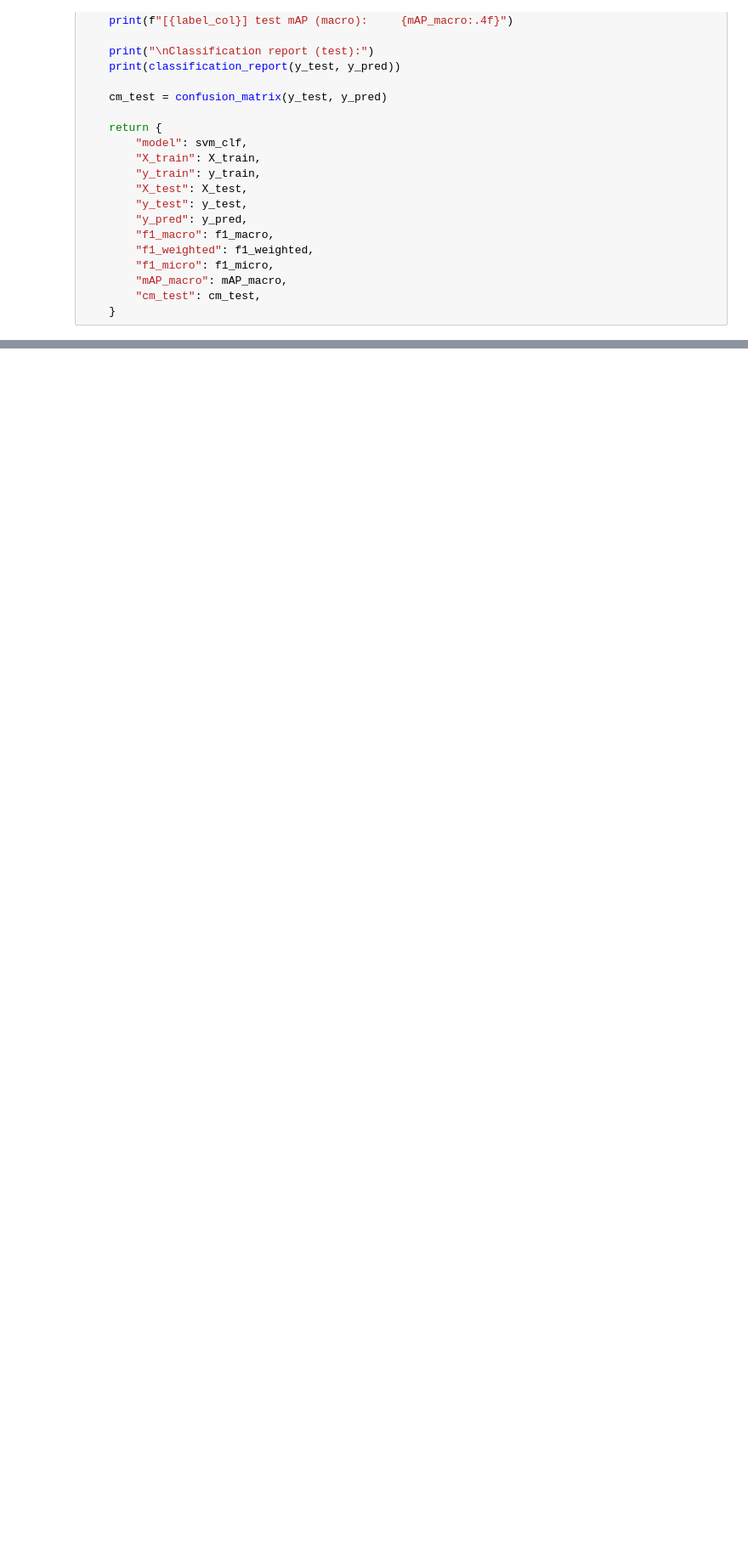
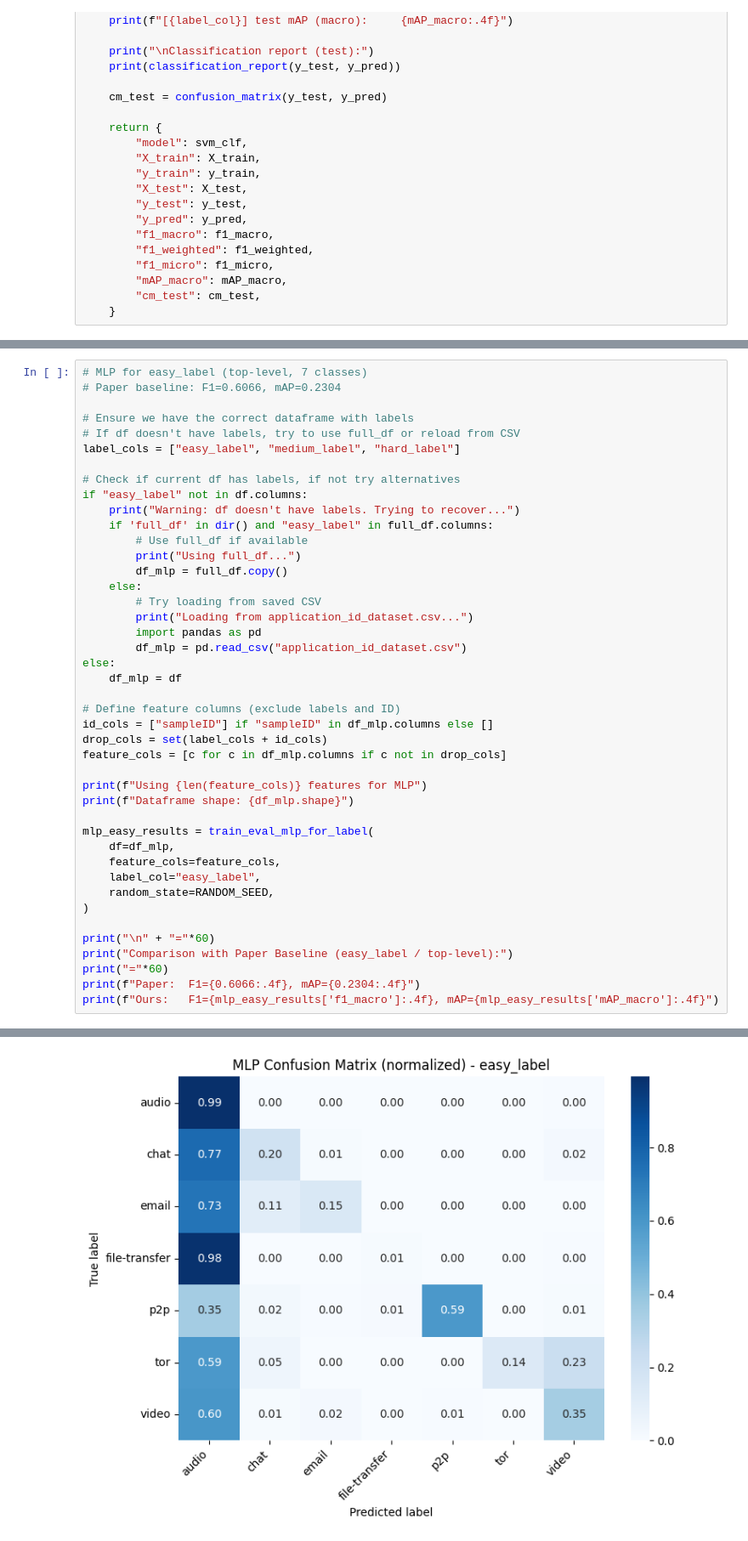
Before and after one commit to faizHilaly/ml_systems_final, a Jupyter notebook: final copy.ipynb, the cells around one changed output, grey strips where cells are left out. Shown at 85% size. Saved outputs shown, nothing was run; the diff lists cells and outputs as text; blank space fills up the shorter version.

```diff
--- a/final copy.ipynb
+++ b/final copy.ipynb
@@ -1673,0 +2053,44 @@ nprint_res_hard = train_eval_svm_for_label_nprint(nprint_df, feature_cols, "hard
+# %%
+# MLP for easy_label (top-level, 7 classes)
+# Paper baseline: F1=0.6066, mAP=0.2304
+
+# Ensure we have the correct dataframe with labels
+# If df doesn't have labels, try to use full_df or reload from CSV
+label_cols = ["easy_label", "medium_label", "hard_label"]
+
+# Check if current df has labels, if not try alternatives
+if "easy_label" not in df.columns:
+    print("Warning: df doesn't have labels. Trying to recover...")
+    if 'full_df' in dir() and "easy_label" in full_df.columns:
+        # Use full_df if available
+        print("Using full_df...")
+        df_mlp = full_df.copy()
+    else:
+        # Try loading from saved CSV
+        print("Loading from application_id_dataset.csv...")
+        import pandas as pd
+        df_mlp = pd.read_csv("application_id_dataset.csv")
+else:
+    df_mlp = df
+
+# Define feature columns (exclude labels and ID)
+id_cols = ["sampleID"] if "sampleID" in df_mlp.columns else []
+drop_cols = set(label_cols + id_cols)
+feature_cols = [c for c in df_mlp.columns if c not in drop_cols]
+
+print(f"Using {len(feature_cols)} features for MLP")
+print(f"Dataframe shape: {df_mlp.shape}")
+
+mlp_easy_results = train_eval_mlp_for_label(
+    df=df_mlp,
+    feature_cols=feature_cols,
+    label_col="easy_label",
+    random_state=RANDOM_SEED,
+)
+
+print("\n" + "="*60)
+print("Comparison with Paper Baseline (easy_label / top-level):")
+print("="*60)
+print(f"Paper:  F1={0.6066:.4f}, mAP={0.2304:.4f}")
+print(f"Ours:   F1={mlp_easy_results['f1_macro']:.4f}, mAP={mlp_easy_results['mAP_macro']:.4f}")
+# %% [output]
@@ -1673,0 +2114 @@ nprint_res_hard = train_eval_svm_for_label_nprint(nprint_df, feature_cols, "hard
+[figure, added]
```
Also changed, not shown: parts of 19 cells of this notebook, 1 other file.
